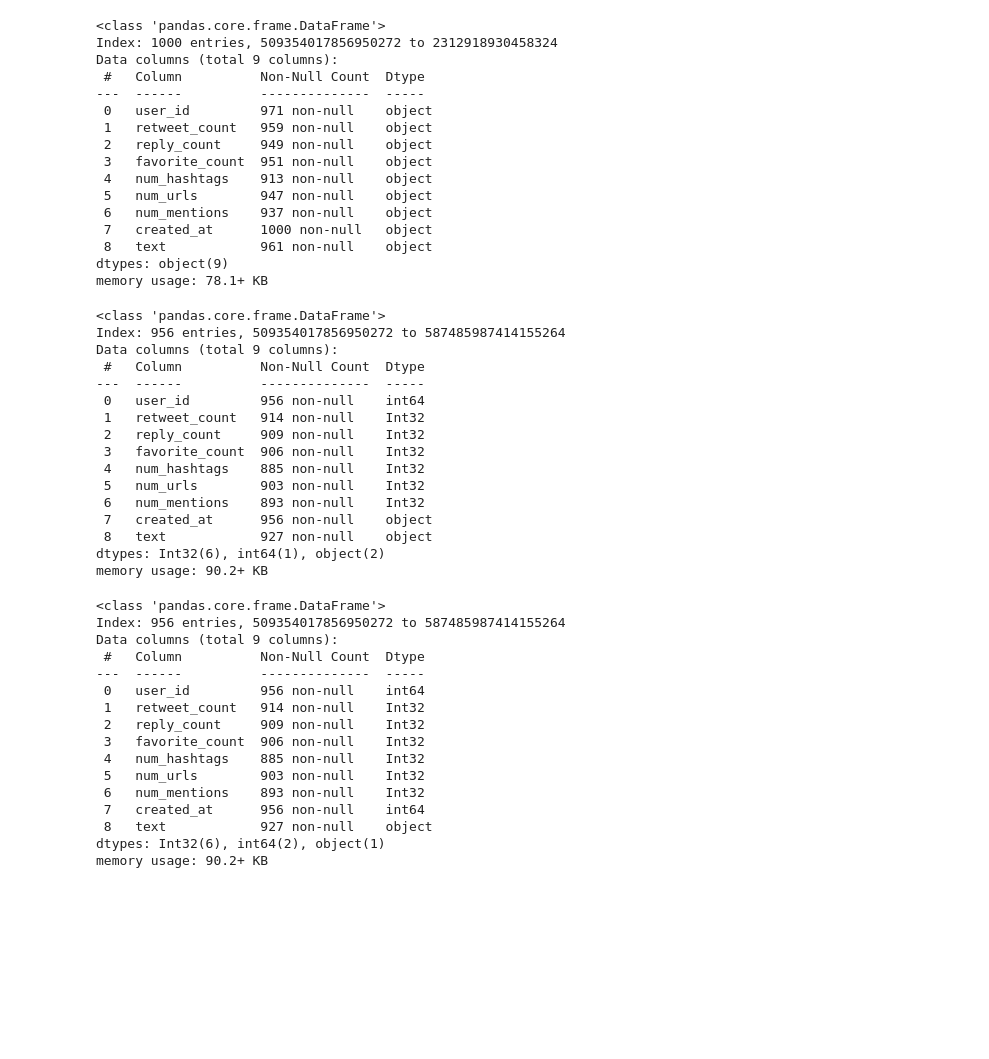
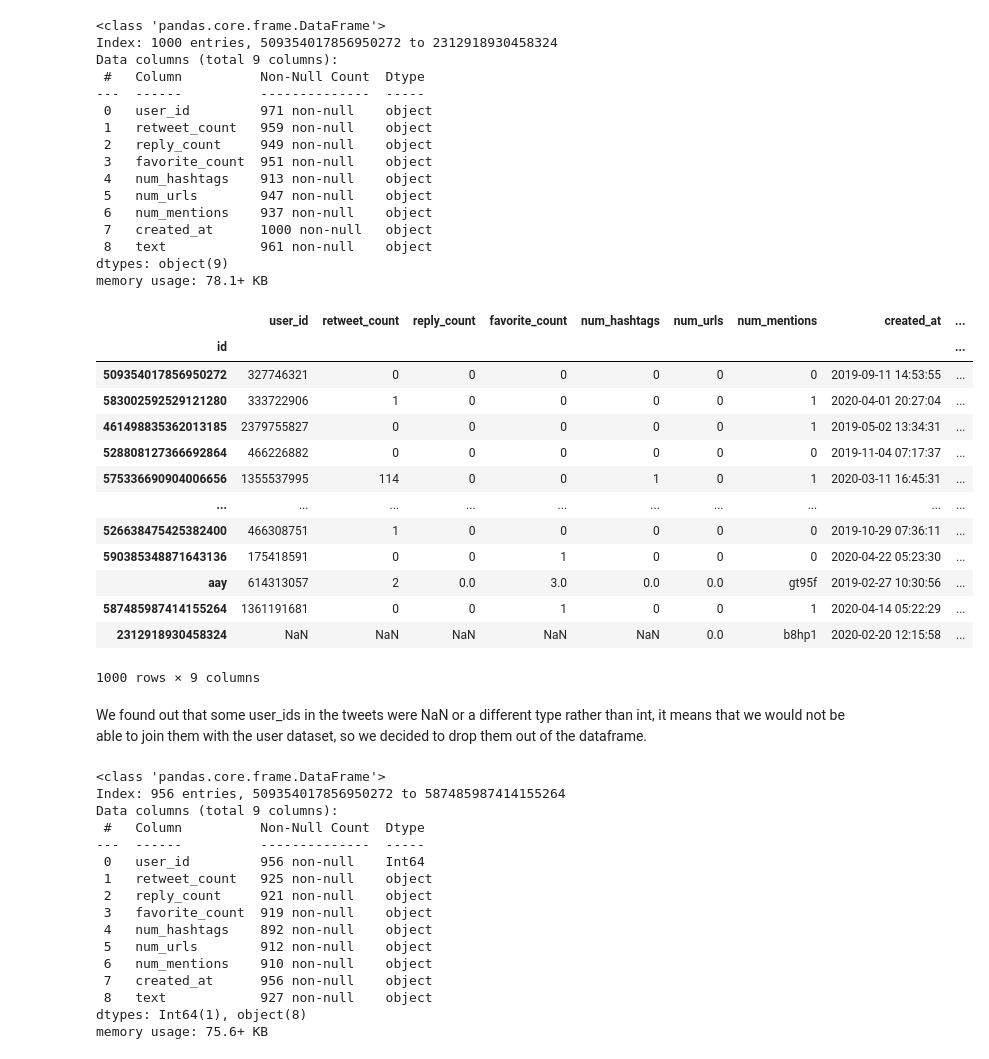
Before and after one commit to alessandrocubic/Unipi-Data-Mining-project-AY-22-23, a Jupyter notebook: Data_Understanding.ipynb, the cells around one changed output. Drawn from its saved outputs; the diff is of its cells as text; code cells hidden in the pictures; blank space fills up the shorter version.

Commit message:
New py notebook for data understanding

```diff
--- a/Data_Understanding.ipynb
+++ b/Data_Understanding.ipynb
@@ -58,15 +71,30 @@ Data columns (total 9 columns):
  8   text            961 non-null    object
 dtypes: object(9)
 memory usage: 78.1+ KB
+# %%
+df_tweets
+# %% [output]
+|  | user_id | retweet_count | reply_count | favorite_count | num_hashtags | num_urls | num_mentions | created_at | ... |
+| id |  |  |  |  |  |  |  |  | ... |
+| 509354017856950272 | 327746321 | 0 | 0 | 0 | 0 | 0 | 0 | 2019-09-11 14:53:55 | ... |
+| 583002592529121280 | 333722906 | 1 | 0 | 0 | 0 | 0 | 1 | 2020-04-01 20:27:04 | ... |
+| 461498835362013185 | 2379755827 | 0 | 0 | 0 | 0 | 0 | 1 | 2019-05-02 13:34:31 | ... |
+| 528808127366692864 | 466226882 | 0 | 0 | 0 | 0 | 0 | 0 | 2019-11-04 07:17:37 | ... |
+| 575336690904006656 | 1355537995 | 114 | 0 | 0 | 1 | 0 | 1 | 2020-03-11 16:45:31 | ... |
+| ... | ... | ... | ... | ... | ... | ... | ... | ... | ... |
+| 526638475425382400 | 466308751 | 1 | 0 | 0 | 0 | 0 | 0 | 2019-10-29 07:36:11 | ... |
+| 590385348871643136 | 175418591 | 0 | 0 | 1 | 0 | 0 | 0 | 2020-04-22 05:23:30 | ... |
+| aay | 614313057 | 2 | 0.0 | 3.0 | 0.0 | 0.0 | gt95f | 2019-02-27 10:30:56 | ... |
+| 587485987414155264 | 1361191681 | 0 | 0 | 1 | 0 | 0 | 1 | 2020-04-14 05:22:29 | ... |
+| 2312918930458324 | NaN | NaN | NaN | NaN | NaN | 0.0 | b8hp1 | 2020-02-20 12:15:58 | ... |
+1000 rows × 9 columns
+# %% [markdown]
+We found out that some user_ids in the tweets were NaN or a different type rather than int, it means that we would not be able to join them with the user dataset, so we decided to drop them out of the dataframe.
 # %%
-#Cleaning 'user_id' (drop id NaN)
-#df_tweets['user_id'] = pd.to_numeric(df_tweets['user_id'], errors='ignore') # not needed
-
-#df_tweets = df_tweets.drop(df_tweets[pd.to_numeric(df_tweets['user_id'], errors='coerce').isnull()].index)
-
-df_tweets['user_id'] = pd.to_numeric(df_tweets['user_id'], downcast= 'integer', errors='coerce') # Only after this instruction the column becomes numerics
+df_tweets['user_id'] = pd.to_numeric(df_tweets['user_id'], downcast= 'integer', errors='coerce') # After this instruction the column becomes numerics
+                                                                                                 # The coerce option converts all types != int in NaN
 df_tweets.drop(df_tweets[df_tweets['user_id'].isnull()].index, inplace=True) # Drop NaN in col 'user_id'
-df_tweets['user_id'] = df_tweets['user_id'].astype('Int32', errors='ignore') # Cast to int
+df_tweets['user_id'] = df_tweets['user_id'].astype('Int64', errors='ignore') # Cast to int
 
 df_tweets.info()
 # %% [output]
@@ -75,41 +103,14 @@ Index: 956 entries, 509354017856950272 to 587485987414155264
 Data columns (total 9 columns):
  #   Column          Non-Null Count  Dtype
 ---  ------          --------------  -----
- 0   user_id         956 non-null    int64
- 1   retweet_count   914 non-null    Int32
- 2   reply_count     909 non-null    Int32
- 3   favorite_count  906 non-null    Int32
- 4   num_hashtags    885 non-null    Int32
- 5   num_urls        903 non-null    Int32
- 6   num_mentions    893 non-null    Int32
+ 0   user_id         956 non-null    Int64
+ 1   retweet_count   925 non-null    object
+ 2   reply_count     921 non-null    object
+ 3   favorite_count  919 non-null    object
+ 4   num_hashtags    892 non-null    object
+ 5   num_urls        912 non-null    object
+ 6   num_mentions    910 non-null    object
  7   created_at      956 non-null    object
  8   text            927 non-null    object
-dtypes: Int32(6), int64(1), object(2)
-memory usage: 90.2+ KB
+dtypes: Int64(1), object(8)
+memory usage: 75.6+ KB
-# %%
-#Cleaning 'created_at' #da questo si può creare l'entropia dell'utente
-
-df_tweets['created_at'] = pd.to_datetime(df_tweets['created_at'], errors='coerce')
-#df_tweets.drop(df_tweets[df_tweets['user_id'].isnull()].index, inplace=True) # Drop NaN in col 'user_id'
-df_tweets['created_at'] = df_tweets['created_at'].astype('Int64', errors='ignore')
-df_tweets['created_at'].apply(lambda x : np.NaN if x < 0 else x)
-
-
-df_tweets.info()
-# %% [output]
-<class 'pandas.core.frame.DataFrame'>
-Index: 956 entries, 509354017856950272 to 587485987414155264
-Data columns (total 9 columns):
- #   Column          Non-Null Count  Dtype
----  ------          --------------  -----
- 0   user_id         956 non-null    int64
- 1   retweet_count   914 non-null    Int32
- 2   reply_count     909 non-null    Int32
- 3   favorite_count  906 non-null    Int32
- 4   num_hashtags    885 non-null    Int32
- 5   num_urls        903 non-null    Int32
- 6   num_mentions    893 non-null    Int32
- 7   created_at      956 non-null    int64
- 8   text            927 non-null    object
-dtypes: Int32(6), int64(2), object(1)
-memory usage: 90.2+ KB
```
Also changed, not shown: parts of 19 cells of this notebook, 2 other files.
